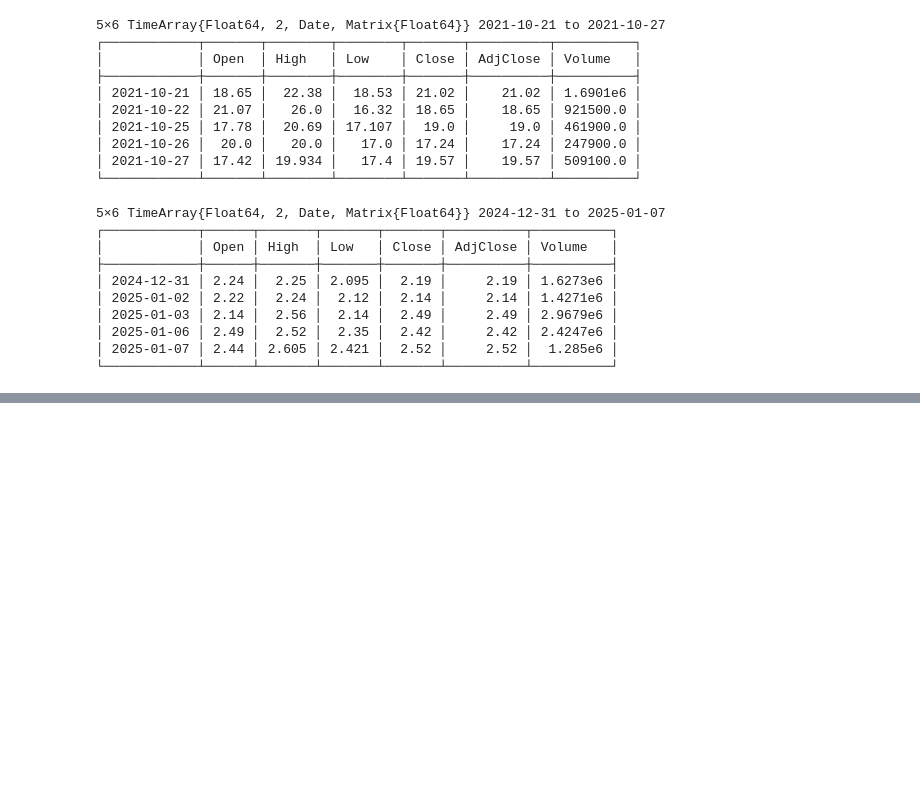
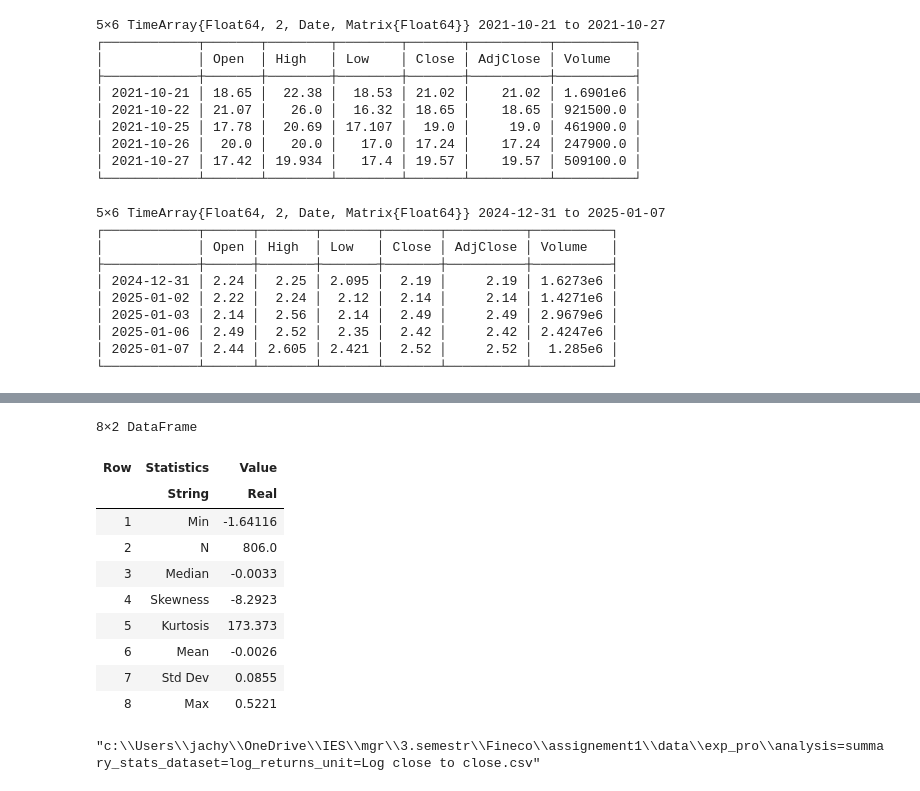
Before and after one commit to redeemerofyours/assignement1-Finecox, a Jupyter notebook: Pokus o Julii.ipynb, the cells around one changed output, grey strips where cells are left out. Cells and saved outputs as stored; diff of their text form; code cells hidden in the pictures; blank space fills up the shorter version.

```diff
--- a/Pokus o Julii.ipynb
+++ b/Pokus o Julii.ipynb
@@ -124,0 +194,50 @@ plot(log.(AdjClose ./ lag(AdjClose)),
+# %%
+function create_summary_statistics(ta::TimeArray)
+
+    data_matrix = values(ta)
+    data_vector = data_matrix[:, 1]
+
+    clean_data = filter(!isnan, data_vector)
+
+    stats = Dict(
+        "N" => length(clean_data),
+        "Mean" => mean(clean_data),
+        "Std Dev" => std(clean_data),
+        "Min" => minimum(clean_data),
+        "Max" => maximum(clean_data),
+        "Median" => median(clean_data),
+        "Skewness" => skewness(clean_data),
+        "Kurtosis" => kurtosis(clean_data) + 3
+    )
+
+
+    df = DataFrame(Statistics = collect(keys(stats)), Value = collect(values(stats)))
+
+    df[2:end, :Value] = round.(df[2:end, :Value], digits=4)
+
+    return df
+end
+summary_table = create_summary_statistics(log_returns)
+# %% [output]
+8×2 DataFrame
+| Row | Statistics | Value |
+|  | String | Real |
+| 1 | Min | -1.64116 |
+| 2 | N | 806.0 |
+| 3 | Median | -0.0033 |
+| 4 | Skewness | -8.2923 |
+| 5 | Kurtosis | 173.373 |
+| 6 | Mean | -0.0026 |
+| 7 | Std Dev | 0.0855 |
+| 8 | Max | 0.5221 |
+# %%
+data_config = Dict(
+    :dataset => "log_returns",
+    :analysis => "summary_stats",
+    :unit => "Log close to close"
+)
+
+filename = savename(data_config, "csv")
+filepath = datadir("exp_pro", filename)
+# %% [output]
+"c:\\Users\\jachy\\OneDrive\\IES\\mgr\\3.semestr\\Fineco\\assignement1\\data\\exp_pro\\analysis=summary_stats_dataset=log_returns_unit=Log close to close.csv"
```
Also changed, not shown: parts of 10 cells of this notebook, 9 other files.
